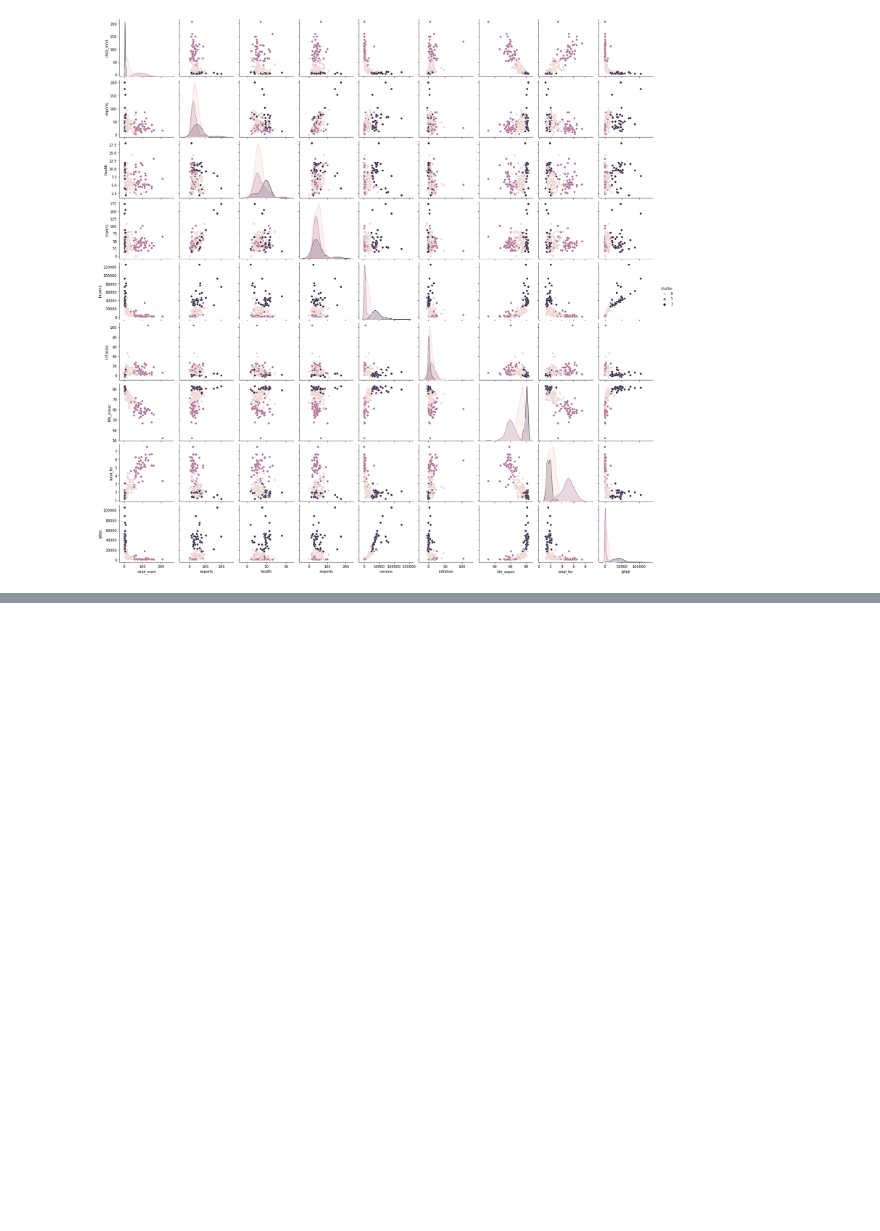
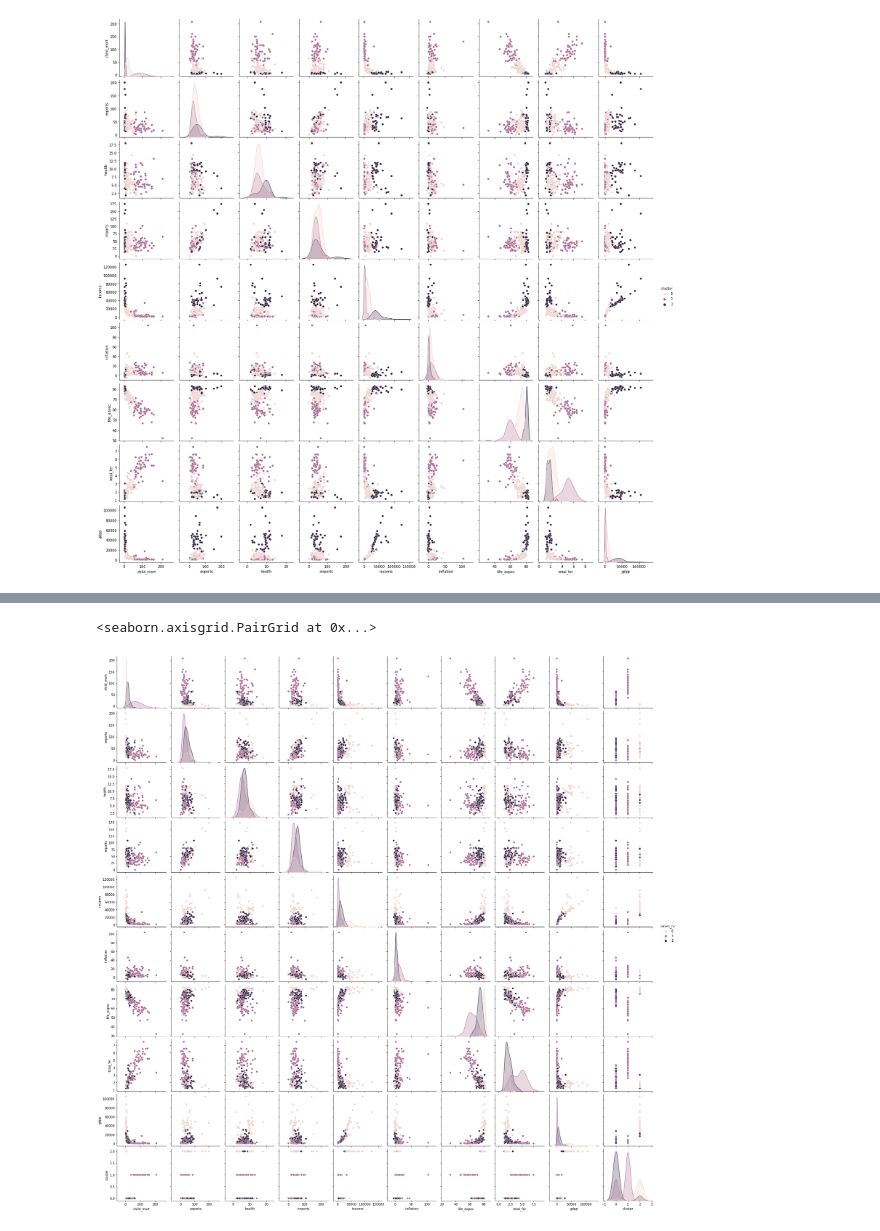
Before and after one commit to RiyaKashyap15/Country-Clustering, a Jupyter notebook: Data preprocessing & model building of Country dataset - Clustering.ipynb, the cells around one changed output, grey strips where cells are left out. Saved outputs shown, nothing was run; the diff lists cells and outputs as text; code cells hidden in the pictures; blank space fills up the shorter version.

```diff
--- a/Data preprocessing & model building of Country dataset - Clustering.ipynb
+++ b/Data preprocessing & model building of Country dataset - Clustering.ipynb
@@ -530,0 +599,5 @@ sns.pairplot(data,hue = 'cluster')
+# %%
+sns.pairplot(data,hue = 'labels_hc')
+# %% [output]
+<seaborn.axisgrid.PairGrid at 0x...>
+[figure, added]
```
Also changed, not shown: parts of 18 cells of this notebook.
